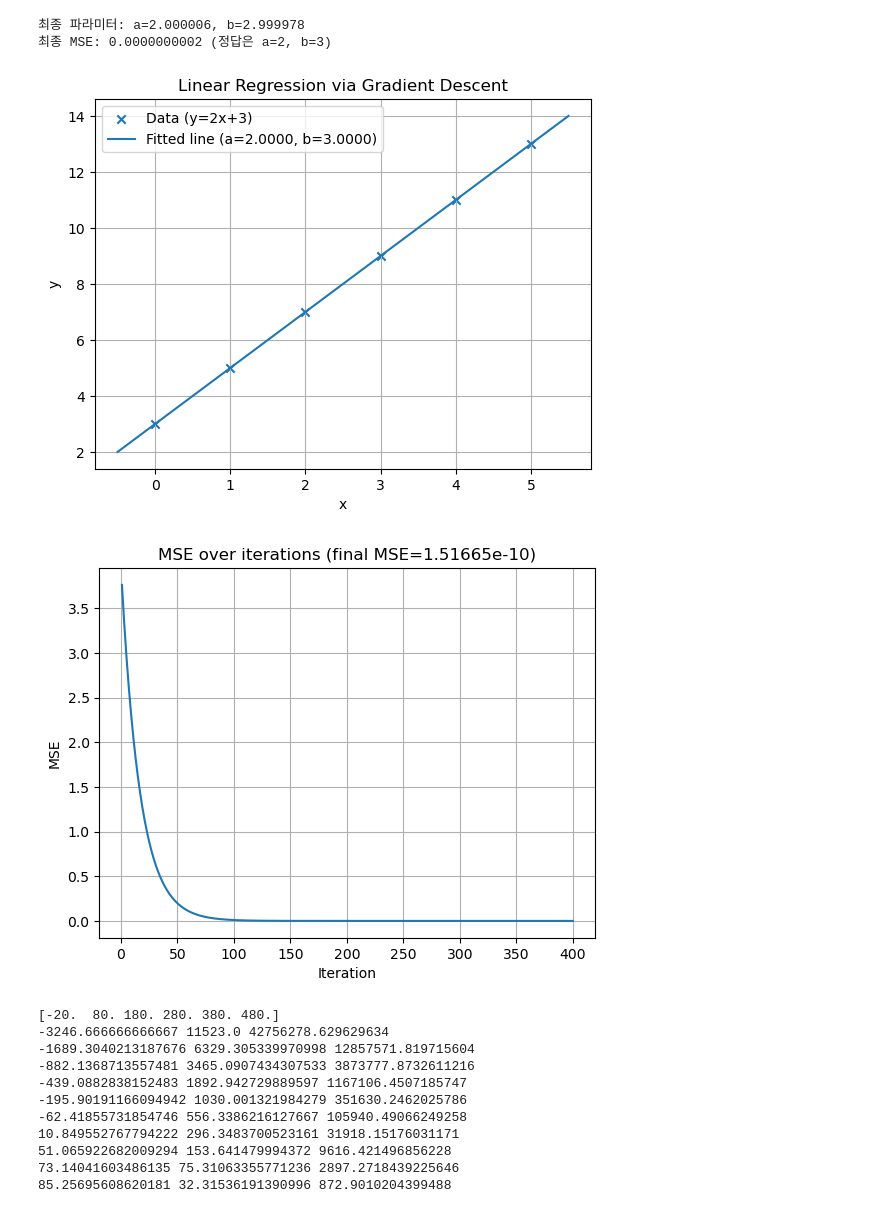
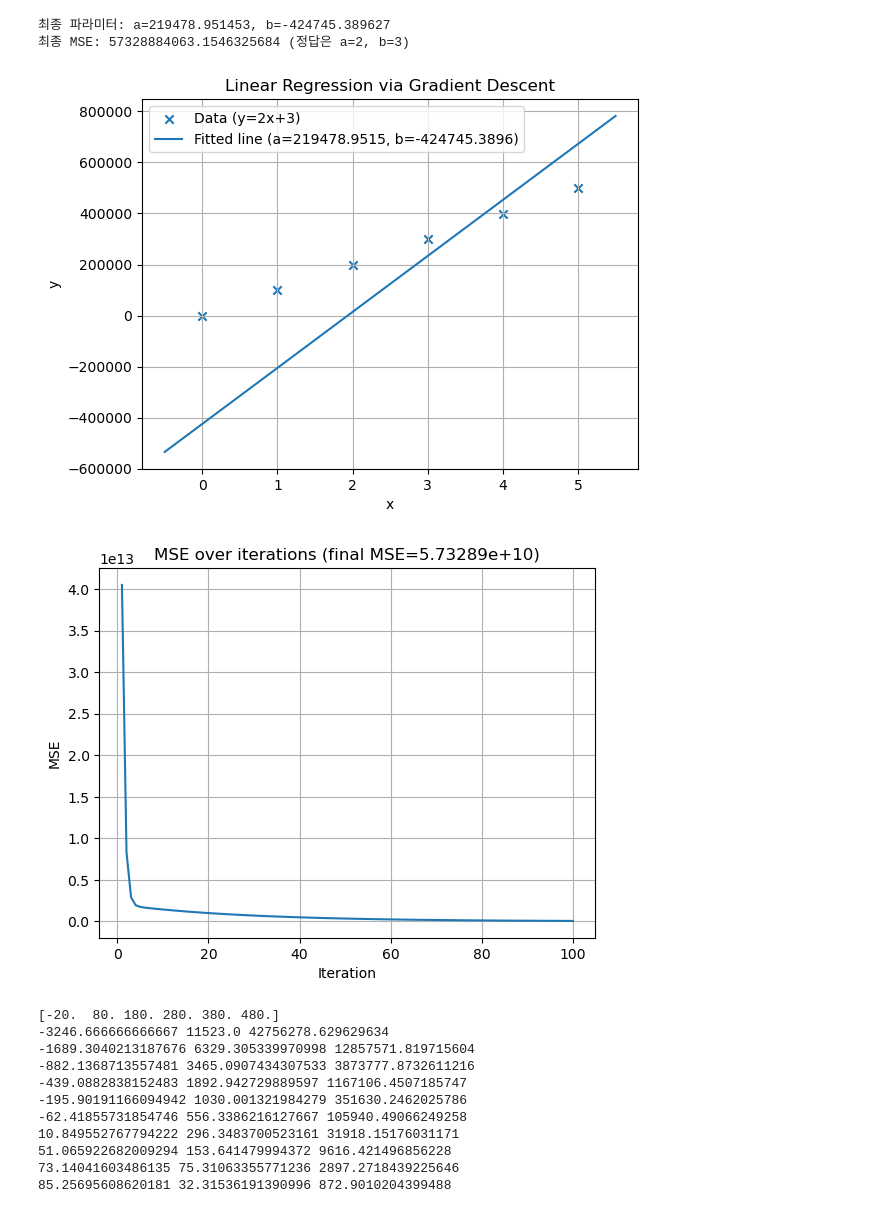
Before and after one commit to JoheoungWoo/math, a Jupyter notebook: 0925/linear_regression.ipynb, the cells around one changed output. Drawn from its saved outputs; the diff is of its cells as text; code cells hidden in the pictures.

```diff
--- a/0925/linear_regression.ipynb
+++ b/0925/linear_regression.ipynb
@@ -7,7 +7,7 @@ import matplotlib.pyplot as plt
 
 # 1) 데이터 만들기: y = 2x + 3 을 정확히 만족하는 6개 점
 x = np.array([0, 1, 2, 3, 4, 5], dtype=float)
-y = 2 * x + 3
+y = np.array([100000*i + -777 for i in x])
 
 # 2) MSE와 그라디언트(편미분) 직접 구현
 def mse(a, b, x, y):
@@ -31,48 +31,48 @@ def grad(a, b, x, y):
 
 # 3) 경사하강법으로 학습
 rng = np.random.default_rng(42)
-a = rng.uniform(-5, 5)   # 기울기 초기값 (무작위)
-b = rng.uniform(-5, 5)   # 절편 초기값 (무작위)
+a = rng.uniform(-10000000, 10000000)   # 기울기 초기값 (무작위)
+b = rng.uniform(-10000000, 10000000)   # 절편 초기값 (무작위)
 
-lr = 0.05     # 학습률
-iters = 400   # 반복 횟수
+lr = 0.03     # 학습률
+iters = 100   # 반복 횟수
 
 history_mse = []
 history_a = []
 history_b = []
 
 for _ in range(iters):
     d_a, d_b = grad(a, b, x, y)
     a -= lr * d_a
     b -= lr * d_b
     history_mse.append(mse(a, b, x, y))
     history_a.append(a)
     history_b.append(b)
 
 print(f"최종 파라미터: a={a:.6f}, b={b:.6f}")
 print(f"최종 MSE: {history_mse[-1]:.10f} (정답은 a=2, b=3)")
 
 # 4) 결과 시각화
 xx = np.linspace(x.min() - 0.5, x.max() + 0.5, 200)
 yy = a * xx + b
 
 plt.figure()
 plt.scatter(x, y, label="Data (y=2x+3)", marker="x")
 plt.plot(xx, yy, label=f"Fitted line (a={a:.4f}, b={b:.4f})")
 plt.title("Linear Regression via Gradient Descent")
 plt.xlabel("x"); plt.ylabel("y"); plt.legend(); plt.grid(True)
 plt.show()
 
 plt.figure()
 plt.plot(range(1, iters + 1), history_mse)
 plt.title(f"MSE over iterations (final MSE={history_mse[-1]:.6g})")
 plt.xlabel("Iteration"); plt.ylabel("MSE"); plt.grid(True)
 plt.show()
 # %% [output]
-최종 파라미터: a=2.000006, b=2.999978
-최종 MSE: 0.0000000002 (정답은 a=2, b=3)
+최종 파라미터: a=219478.951453, b=-424745.389627
+최종 MSE: 57328884063.1546325684 (정답은 a=2, b=3)
-[figure, old version]
+[figure, new version]
-[figure, old version]
+[figure, new version]
 # %%
 # 문 1) 기울기 100이고, y절편은 b가 -20이 되도록 y데이터를 수정하고
 # 반복했을 때, 100과 -20을 찾는 프로그램
```
Also changed, not shown: 5 other files.
